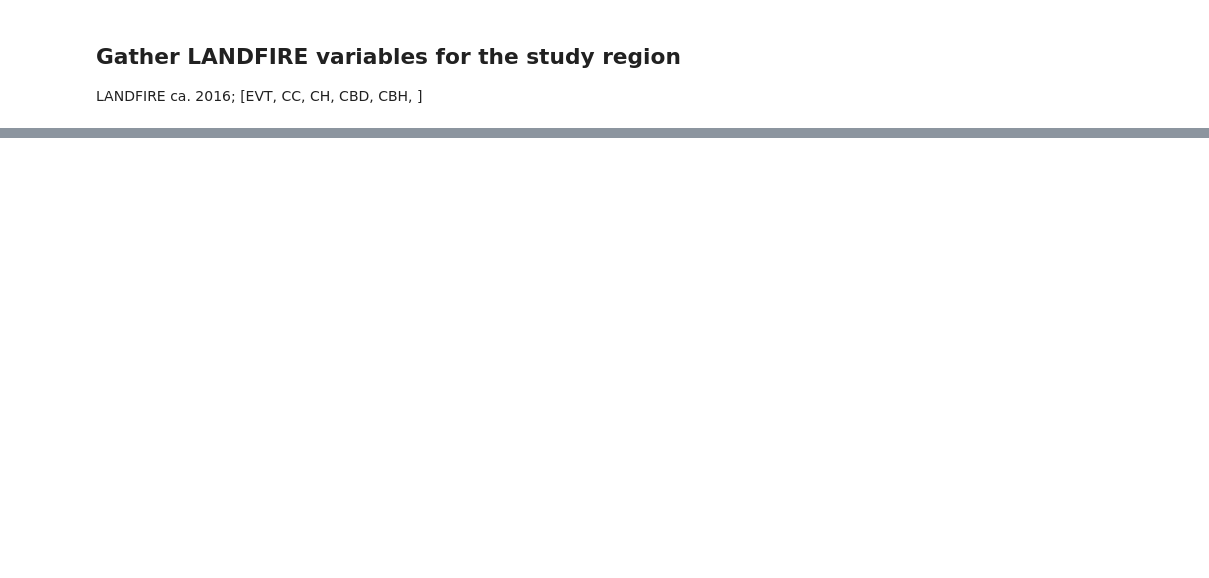
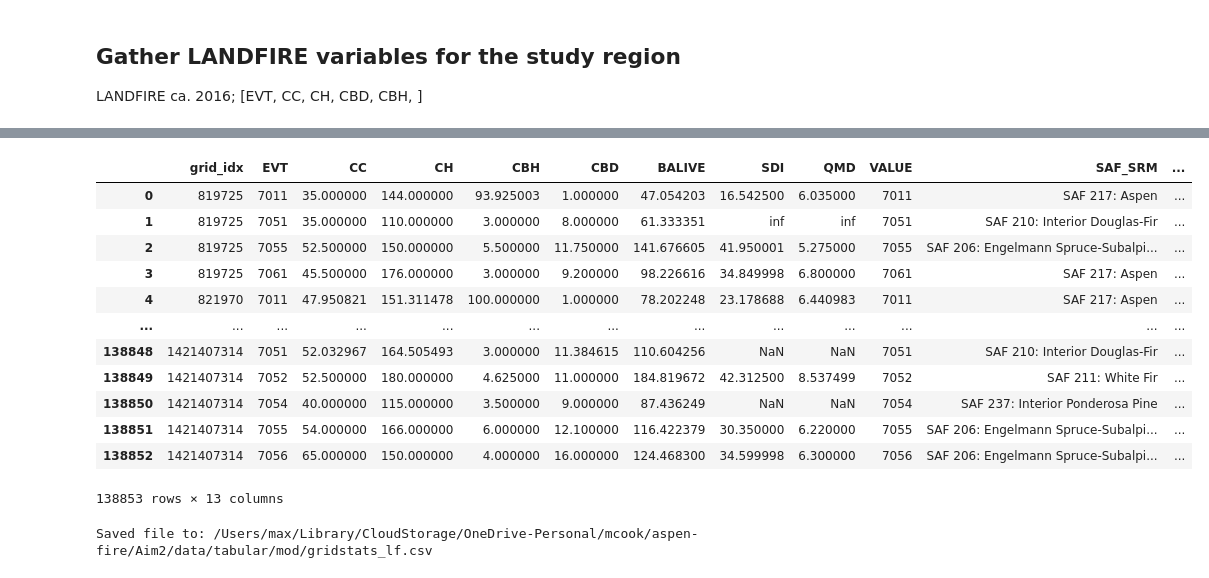
Before and after one commit to maxwellCcook/aspen-fire, a Jupyter notebook: Aim2/code/Python/04c_LF_Summaries.ipynb, the cells around one changed output, grey strips where cells are left out. Cells and saved outputs as stored; diff of their text form; code cells hidden in the pictures; blank space fills up the shorter version.

Commit message:
Added LF attributes notebook, renamed files

```diff
--- a/Aim2/code/Python/04c_LF_Summaries.ipynb
+++ b/Aim2/code/Python/04c_LF_Summaries.ipynb
@@ -1058,0 +331,8 @@ gc.collect()
+# %%
+# create a raster grid for grid_idx to use as zones
+# convert grid_idx to numeric
+grid_prj['grid_idx'] = pd.to_numeric(grid_prj['grid_idx'], errors='coerce')
+grid_idx_da = rasterize_grid_idx(grid_prj, ref_da=evt_da)
+print("Created the 'grid_idx' raster")
+print(f"Output shape: {grid_idx_da.shape}")
+print(f"Reference image shape: {evt_da.shape}")
@@ -1058,0 +376,20 @@ gc.collect()
+# %%
+# gather the dataframe
+df = da_stack.to_dataframe().reset_index()
+df = df.dropna(subset=['EVT']) # keep valid rows
+df = df[df['grid_idx'] != 0] # filter where grid_idx != 0 (background)
+# filter to EVT codes of interest
+df = df[df['EVT'].isin(evt_df_tree_evt['EVT'].unique())]
+df['EVT'] = df['EVT'].astype(int) # force EVT code to integer
+
+# group and summarize by grid_idx
+df = df.groupby(['grid_idx','EVT']).agg({
+    'CC': 'mean',
+    'CH': 'mean',
+    'CBH': 'mean',
+    'CBD': 'mean',
+    'BALIVE': 'mean',
+    'SDI': 'mean',
+    'QMD': 'mean'
+}).reset_index()
+df.head()
@@ -1058,0 +403,5 @@ gc.collect()
+# %%
+# join the EVT names
+dd_ = dd[['VALUE','SAF_SRM']]
+grid_evt = df.merge(dd_, left_on='EVT', right_on='VALUE')
+grid_evt
@@ -1058,0 +492,7 @@ gc.collect()
+# %%
+# calculate the EVT proportion per gridcell
+zs_evt = compute_band_stats(grid_prj, evt_da, id_col='grid_idx', attr='EVT')
+# tidy the data frame
+zs_evt = zs_evt[['grid_idx', 'EVT', 'pct_cover']]
+zs_evt.rename(columns={'pct_cover': 'proportion'}, inplace=True)
+zs_evt
@@ -1058,0 +513,27 @@ gc.collect()
+# %%
+# merge the EVT proportion
+grid_evt_pr = grid_evt.merge(zs_evt, on=['grid_idx', 'EVT'])
+grid_evt_pr
+# %% [output]
+|  | grid_idx | EVT | CC | CH | CBH | CBD | BALIVE | SDI | QMD | VALUE | SAF_SRM | ... |
+| 0 | 819725 | 7011 | 35.000000 | 144.000000 | 93.925003 | 1.000000 | 47.054203 | 16.542500 | 6.035000 | 7011 | SAF 217: Aspen | ... |
+| 1 | 819725 | 7051 | 35.000000 | 110.000000 | 3.000000 | 8.000000 | 61.333351 | inf | inf | 7051 | SAF 210: Interior Douglas-Fir | ... |
+| 2 | 819725 | 7055 | 52.500000 | 150.000000 | 5.500000 | 11.750000 | 141.676605 | 41.950001 | 5.275000 | 7055 | SAF 206: Engelmann Spruce-Subalpi... | ... |
+| 3 | 819725 | 7061 | 45.500000 | 176.000000 | 3.000000 | 9.200000 | 98.226616 | 34.849998 | 6.800000 | 7061 | SAF 217: Aspen | ... |
+| 4 | 821970 | 7011 | 47.950821 | 151.311478 | 100.000000 | 1.000000 | 78.202248 | 23.178688 | 6.440983 | 7011 | SAF 217: Aspen | ... |
+| ... | ... | ... | ... | ... | ... | ... | ... | ... | ... | ... | ... | ... |
+| 138848 | 1421407314 | 7051 | 52.032967 | 164.505493 | 3.000000 | 11.384615 | 110.604256 | NaN | NaN | 7051 | SAF 210: Interior Douglas-Fir | ... |
+| 138849 | 1421407314 | 7052 | 52.500000 | 180.000000 | 4.625000 | 11.000000 | 184.819672 | 42.312500 | 8.537499 | 7052 | SAF 211: White Fir | ... |
+| 138850 | 1421407314 | 7054 | 40.000000 | 115.000000 | 3.500000 | 9.000000 | 87.436249 | NaN | NaN | 7054 | SAF 237: Interior Ponderosa Pine | ... |
+| 138851 | 1421407314 | 7055 | 54.000000 | 166.000000 | 6.000000 | 12.100000 | 116.422379 | 30.350000 | 6.220000 | 7055 | SAF 206: Engelmann Spruce-Subalpi... | ... |
+| 138852 | 1421407314 | 7056 | 65.000000 | 150.000000 | 4.000000 | 16.000000 | 124.468300 | 34.599998 | 6.300000 | 7056 | SAF 206: Engelmann Spruce-Subalpi... | ... |
+138853 rows × 13 columns
+# %%
+# tidy some of the columns
+grid_evt_pr = grid_evt_pr[['grid_idx', 'fortypnm_gp', 'CC', 'CH', 'CBH', 'CBD', 'BALIVE', 'SDI', 'QMD', 'proportion']]
+# save this file out.
+out_fp = os.path.join(projdir,'data/tabular/mod/gridstats_lf.csv')
+grid_evt_pr.to_csv(out_fp)
+print(f"Saved file to: {out_fp}")
+# %% [output]
+Saved file to: /Users/max/Library/CloudStorage/OneDrive-Personal/mcook/aspen-fire/Aim2/data/tabular/mod/gridstats_lf.csv
```
Also changed, not shown: parts of 64 cells of this notebook, 3 other files.
